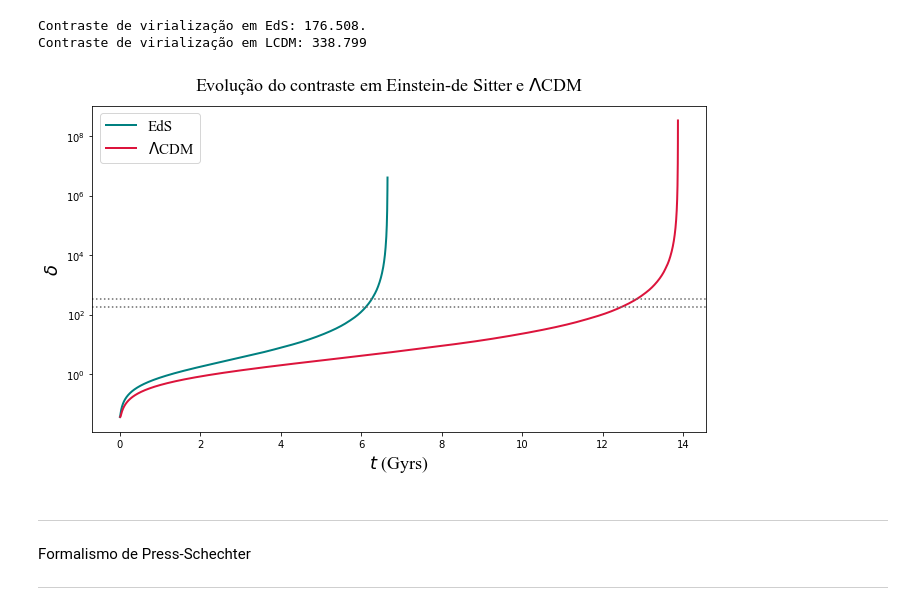
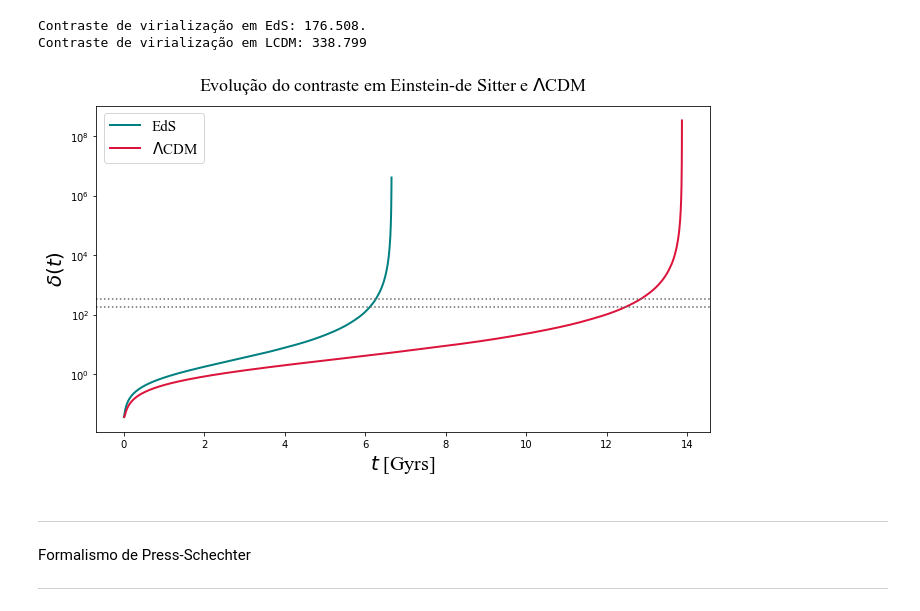
Before and after one commit to laurapcrv/codigo, a Jupyter notebook: Dissertacao.ipynb, the cells around one changed output. Cells and saved outputs as stored; diff of their text form; code cells hidden in the pictures.

```diff
--- a/Dissertacao.ipynb
+++ b/Dissertacao.ipynb
@@ -716,18 +725,18 @@ Contraste de virialização em LCDM: 338.799
 # %%
 plt.figure(figsize=(11, 6))
 plt.suptitle('Evolução do contraste em Einstein-de Sitter e $\Lambda$CDM', fontsize = 18, family = 'Times New Roman', y = 0.95)
 plt.plot(t_Gyrs(t_eixo_EdS_lista[1]), delta_EdS_numerico_lista[1], color = 'teal', linestyle = '-', label = 'EdS', linewidth = 2)
 plt.plot(t_Gyrs(t_eixo_LCDM_lista[1]), delta_LCDM_lista[1], color = 'crimson', linestyle = '-', label = '$\Lambda$CDM', linewidth = 2)
 plt.yscale('log')
-plt.xlabel('$t$ (Gyrs)', fontsize = 18, family = 'Times New Roman')
-plt.ylabel('$\delta$', fontsize = 18, family = 'Times New Roman')
+plt.xlabel('$t$ [Gyrs]', fontsize = 20, family = 'Times New Roman')
+plt.ylabel('$\delta(t)$', fontsize = 20, family = 'Times New Roman')
 plt.axhline(y = delta_v_EdS, linestyle = 'dotted', color = 'dimgray')
 plt.axhline(y = delta_v_LCDM , linestyle = 'dotted', color = 'dimgray')
 plt.legend(prop = font_figSCtheta)
 plt.savefig('SCcomparacao.pdf', bbox_inches = 'tight')
 plt.show()
 # %% [output]
-[figure, old version]
+[figure, new version]
 # %% [markdown]
 --------------------------
 
```
Also changed, not shown: parts of 28 cells of this notebook.
